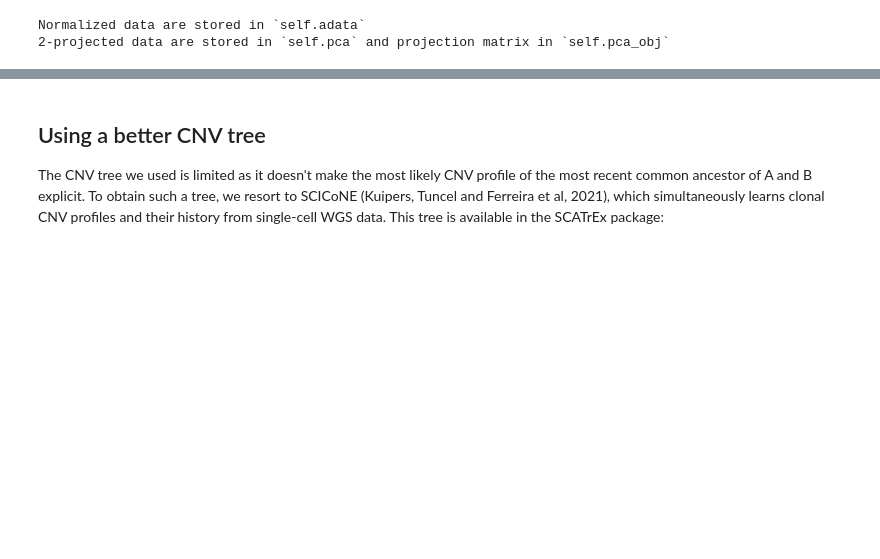
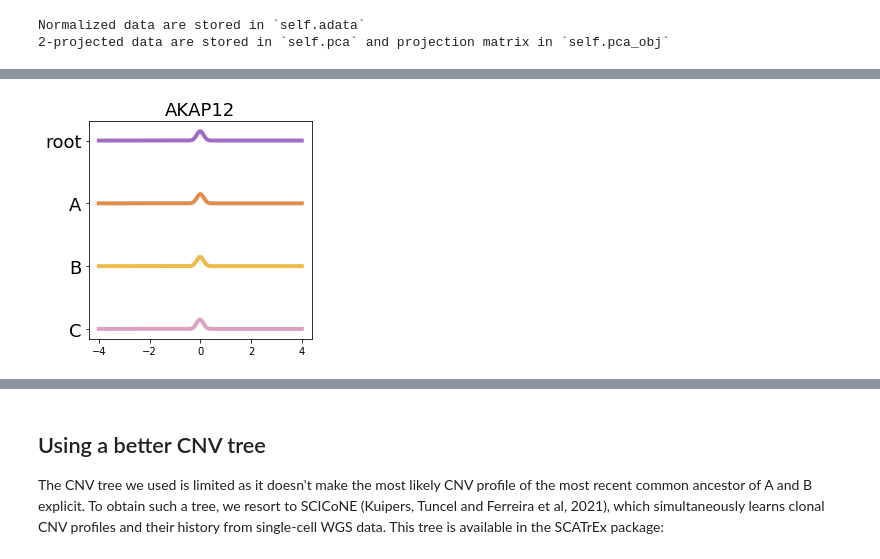
Before and after one commit to cbg-ethz/SCATrEx, a Jupyter notebook: notebooks/xenograft.ipynb, the cells around one changed output, grey strips where cells are left out. Drawn from its saved outputs; the diff is of its cells as text; code cells hidden in the pictures; blank space fills up the shorter version.

```diff
--- a/notebooks/xenograft.ipynb
+++ b/notebooks/xenograft.ipynb
@@ -571,0 +561,4 @@ KeyboardInterrupt:
+# %%
+sca.plot_unobserved_parameters(estimated=True, gene='AKAP12', title='AKAP12', name='unobserved_factors', step=20)
+# %% [output]
+[figure, added]
```
Also changed, not shown: parts of 60 cells of this notebook.
